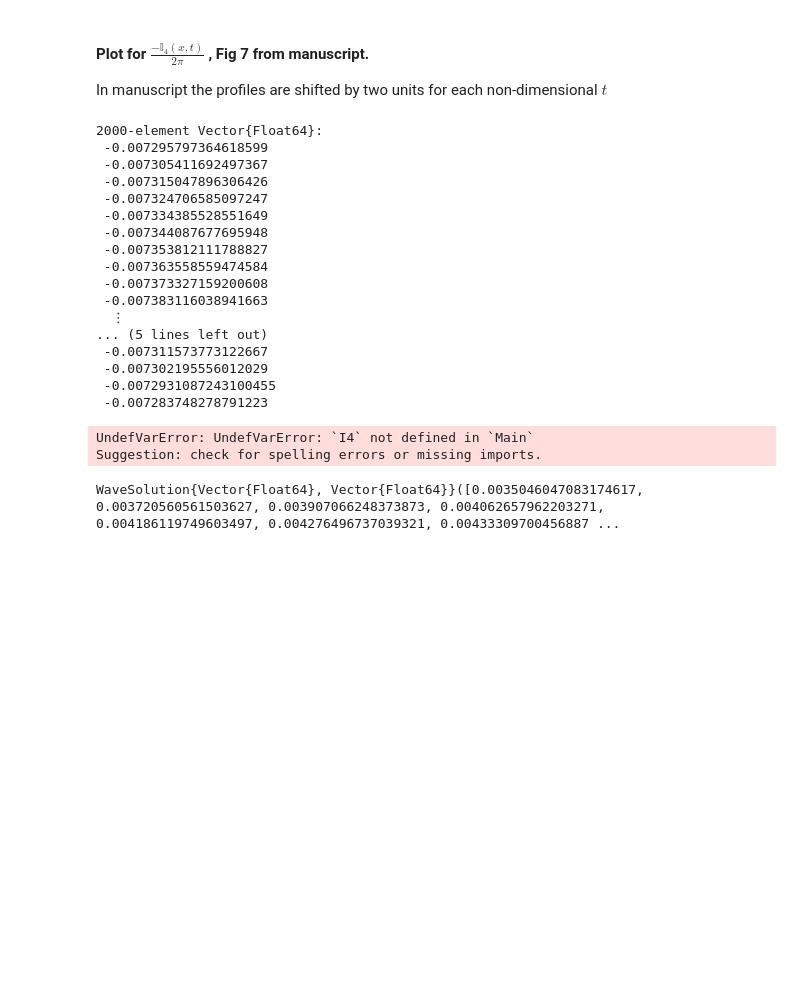
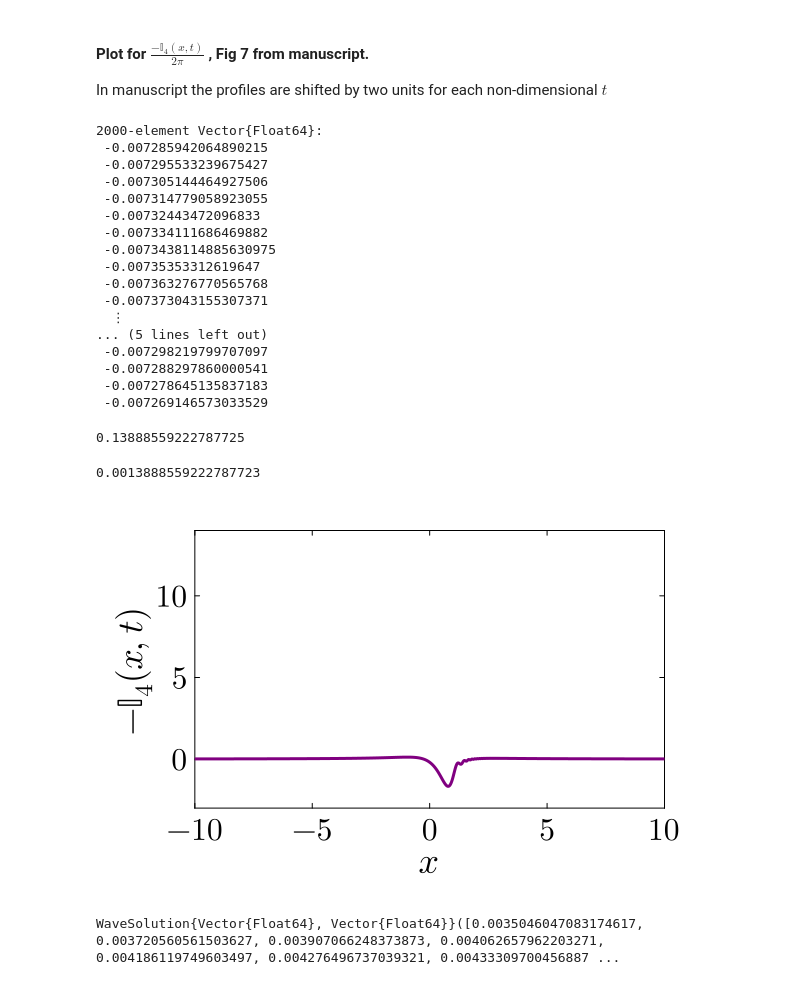
Before and after one commit to yewalenikhil65/ForcedInterfacialWaves.jl, a Jupyter notebook: notebooks/forced_interfacial_waves_usage.ipynb, the cells around one changed output. Cells and saved outputs as stored; diff of their text form; code cells hidden in the pictures; blank space fills up the shorter version.

```diff
--- a/notebooks/forced_interfacial_waves_usage.ipynb
+++ b/notebooks/forced_interfacial_waves_usage.ipynb
@@ -152,31 +152,39 @@ $$\mathbb{I}_{3,4}(x,t)=-\frac{1+\rho_r}{\alpha}\int_0^\infty \frac{(k\pm\chi(k)
 #### Plot for $\frac{-\mathbb{I}_{4}(x,t)}{2\pi}$ , Fig 7 from manuscript.
 In manuscript the profiles are shifted by two units for each non-dimensional $t$
 # %%
-t = 0.34
+t = 0.37
 I4 = compute_cg_I4_profile(x, t, p_cg; method=:threaded_vector)
 # %% [output]
 2000-element Vector{Float64}:
- -0.007295797364618599
- -0.007305411692497367
- -0.007315047896306426
- -0.007324706585097247
- -0.007334385528551649
- -0.007344087677695948
- -0.007353812111788827
- -0.007363558559474584
- -0.007373327159200608
- -0.007383116038941663
+ -0.007285942064890215
+ -0.007295533239675427
+ -0.007305144464927506
+ -0.007314779058923055
+ -0.00732443472096833
+ -0.007334111686469882
+ -0.0073438114885630975
+ -0.00735353312619647
+ -0.007363276770565768
+ -0.007373043155307371
   ⋮
 ... (5 lines left out)
- -0.007311573773122667
- -0.007302195556012029
- -0.0072931087243100455
- -0.007283748278791223
+ -0.007298219799707097
+ -0.007288297860000541
+ -0.007278645135837183
+ -0.007269146573033529
+# %%
+α
+# %% [output]
+0.13888559222787725
+# %%
+F₀
+# %% [output]
+0.0013888559222787723
 # %%
-plot(x, -(1/2*pi)*I4, color="purple", xlim=(-10,10), ylim=(-10,14),guidefontsize=24, tickfontsize=20, xlabel=L"x", ylabel=L"\frac{-\mathbb{I}_{4}(x,t)}{2\pi}")
+
+plot(x, -I4, color="purple", xlim=(-10,10), ylim=(-3,14),guidefontsize=24, tickfontsize=20, xlabel=L"x", ylabel=L"-\mathbb{I}_{4}(x,t)", yticks=[0.0, 5 ,10])
 # %% [output]
-UndefVarError: UndefVarError: `I4` not defined in `Main`
-Suggestion: check for spelling errors or missing imports.
+[figure, added]
 # %%
 # The solver uses nondimensional time.. pick any t from fig 6 of paper to reproduce corresponding
 t = 367.35
```
Also changed, not shown: 58 other files.
